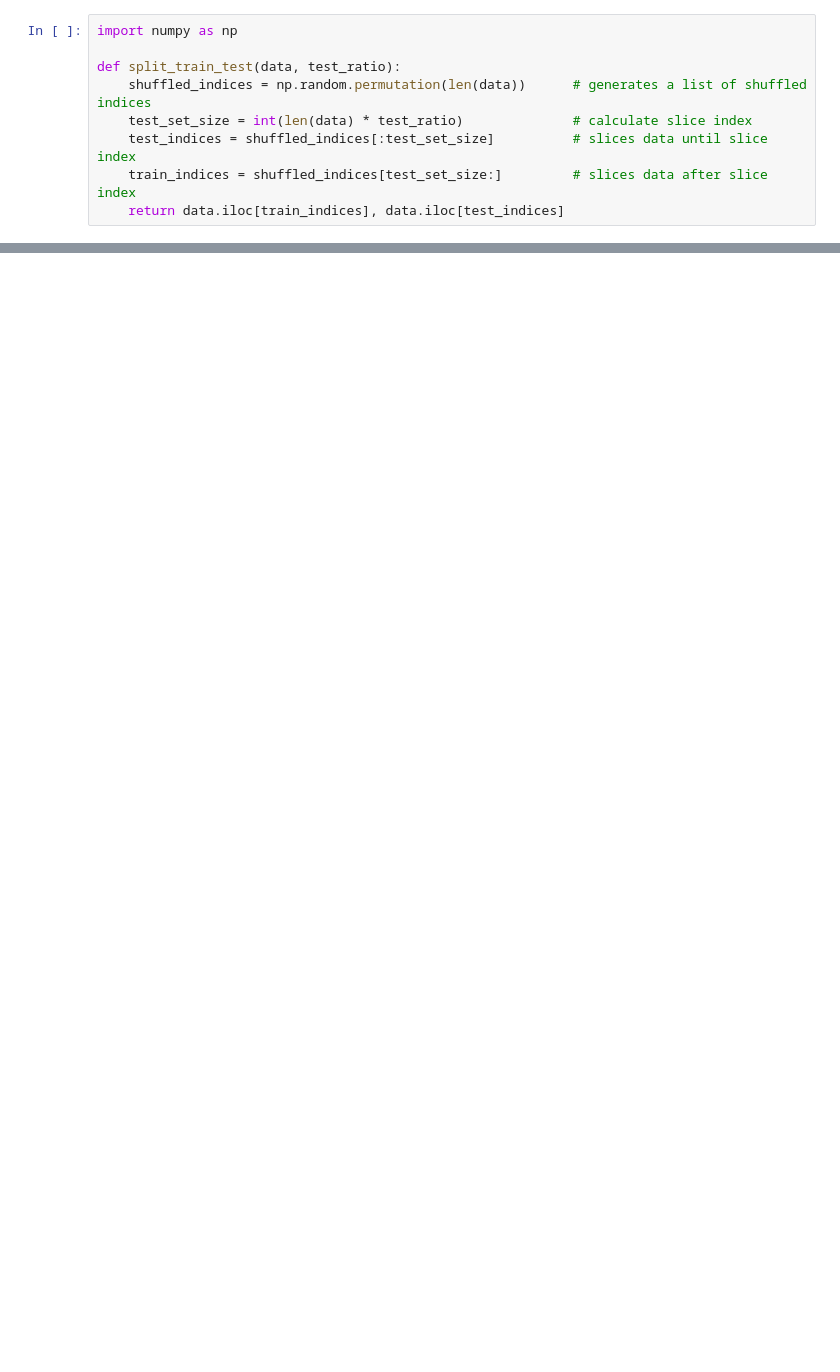
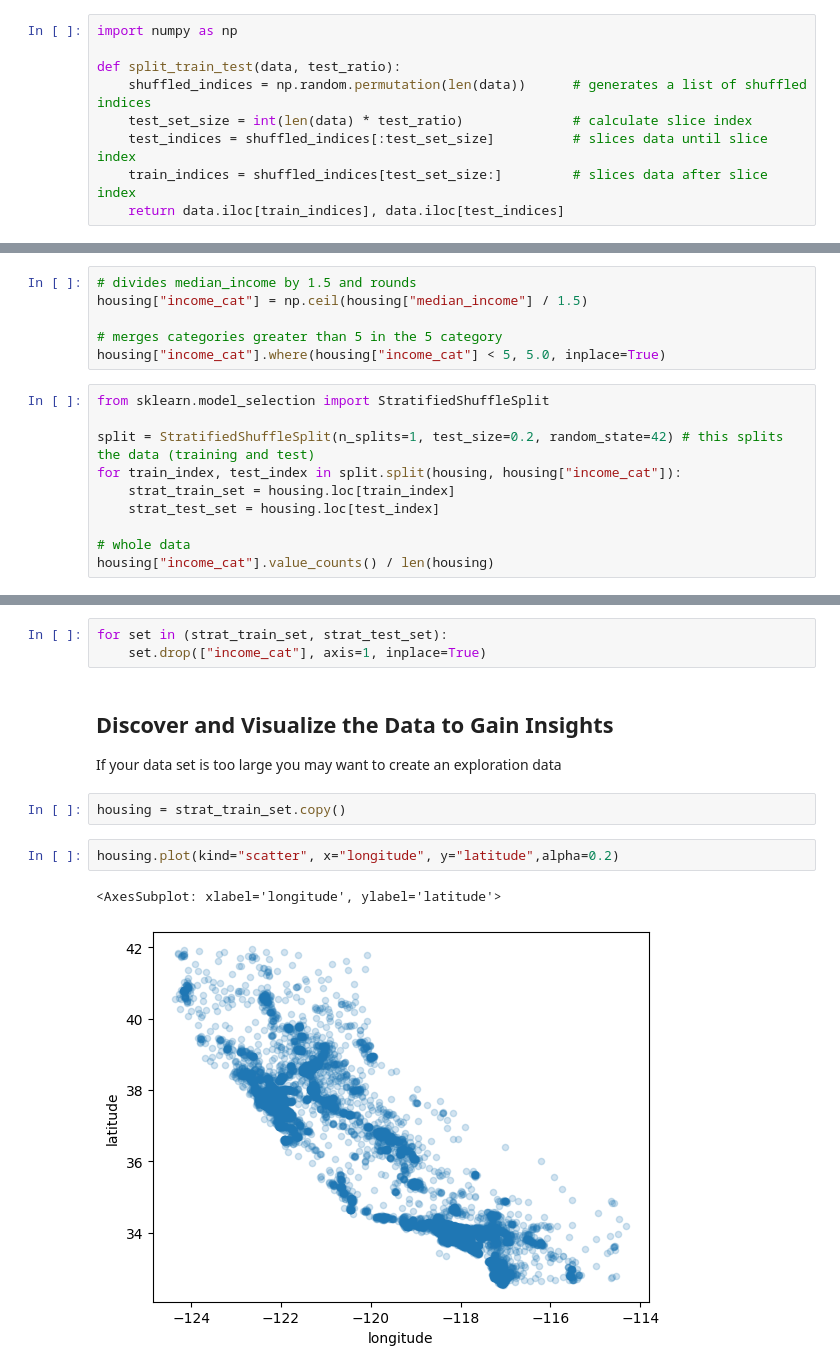
Before and after one commit to kevinzunigacuellar/housing-ml-model, a Jupyter notebook: housing_model.ipynb, the cells around one changed output, grey strips where cells are left out. Drawn from its saved outputs; the diff is of its cells as text; blank space fills up the shorter version.

Commit message:
split data: test and train

```diff
--- a/housing_model.ipynb
+++ b/housing_model.ipynb
@@ -99,0 +106,16 @@ def split_train_test(data, test_ratio):
+# %%
+# divides median_income by 1.5 and rounds
+housing["income_cat"] = np.ceil(housing["median_income"] / 1.5)
+
+# merges categories greater than 5 in the 5 category
+housing["income_cat"].where(housing["income_cat"] < 5, 5.0, inplace=True)
+# %%
+from sklearn.model_selection import StratifiedShuffleSplit
+
+split = StratifiedShuffleSplit(n_splits=1, test_size=0.2, random_state=42) # this splits the data (training and test)
+for train_index, test_index in split.split(housing, housing["income_cat"]):
+    strat_train_set = housing.loc[train_index]
+    strat_test_set = housing.loc[test_index]
+
+# whole data
+housing["income_cat"].value_counts() / len(housing)
@@ -99,0 +155,14 @@ def split_train_test(data, test_ratio):
+# %%
+for set in (strat_train_set, strat_test_set):
+    set.drop(["income_cat"], axis=1, inplace=True)
+# %% [markdown]
+## Discover and Visualize the Data to Gain Insights
+
+If your data set is too large you may want to create an exploration data
+# %%
+housing = strat_train_set.copy()
+# %%
+housing.plot(kind="scatter", x="longitude", y="latitude",alpha=0.2)
+# %% [output]
+<AxesSubplot: xlabel='longitude', ylabel='latitude'>
+[figure, added]
```
Also changed, not shown: parts of 8 cells of this notebook.
